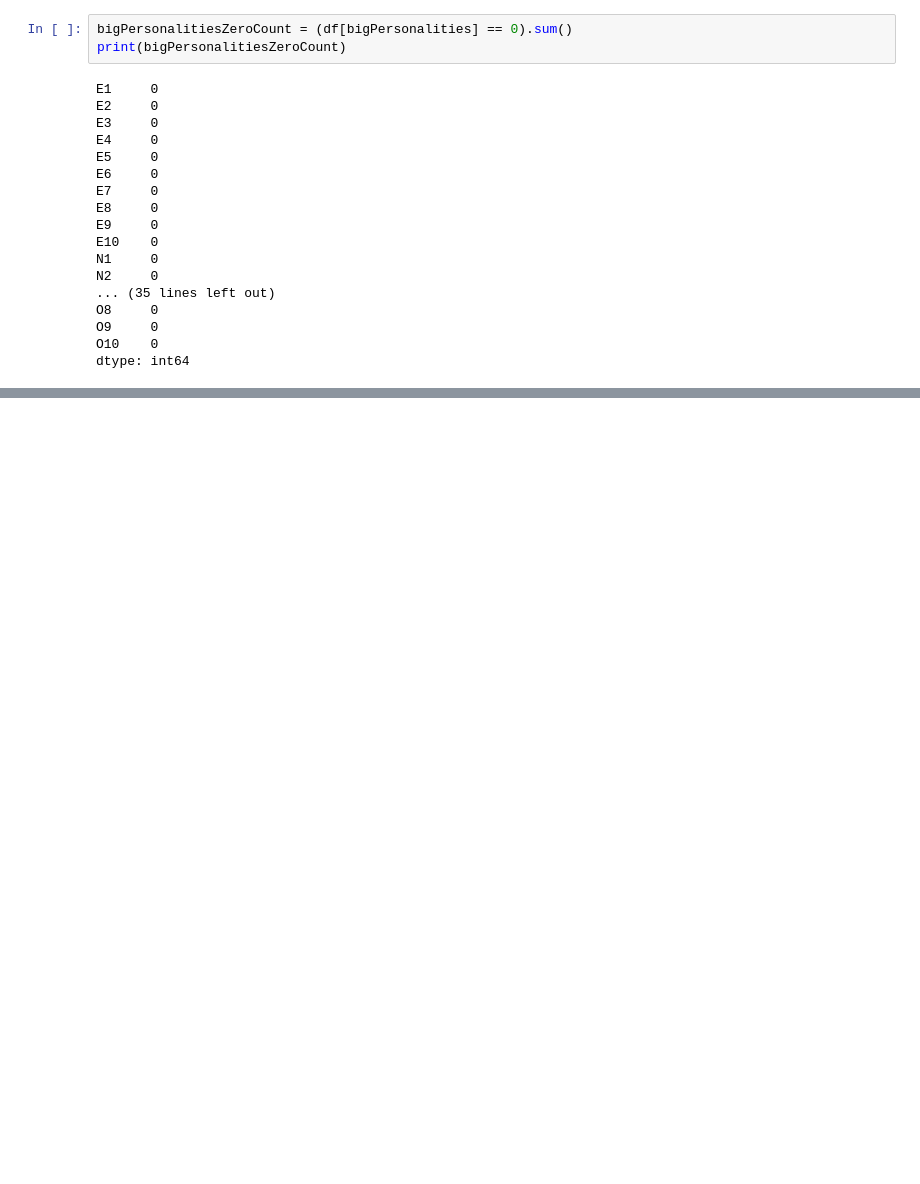
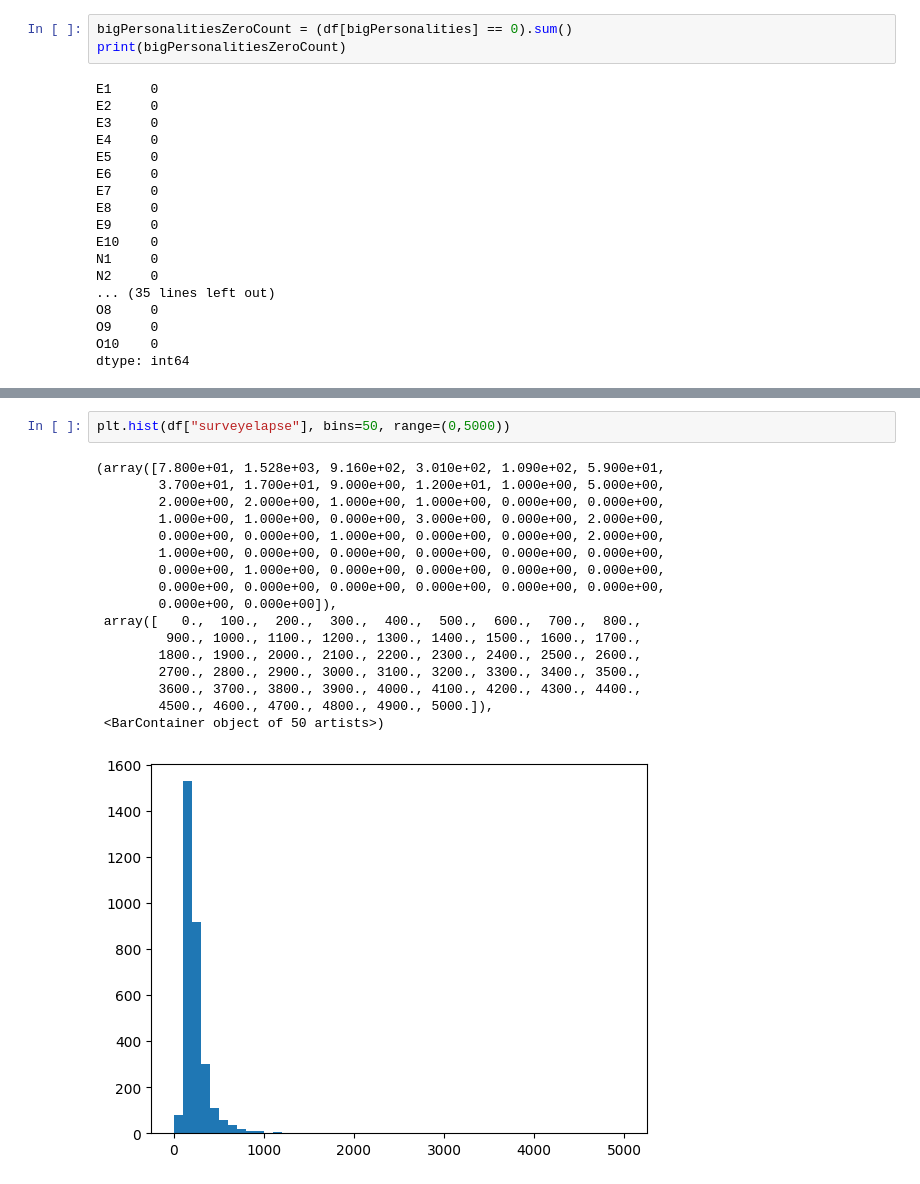
Before and after one commit to Rishik15/BTT_GM2, a Jupyter notebook: gritdatacleaning.ipynb, the cells around one changed output, grey strips where cells are left out. Drawn from its saved outputs; the diff is of its cells as text; blank space fills up the shorter version.

```diff
--- a/gritdatacleaning.ipynb
+++ b/gritdatacleaning.ipynb
@@ -292,0 +325,20 @@ dtype: int64
+# %%
+plt.hist(df["surveyelapse"], bins=50, range=(0,5000))
+# %% [output]
+(array([7.800e+01, 1.528e+03, 9.160e+02, 3.010e+02, 1.090e+02, 5.900e+01,
+        3.700e+01, 1.700e+01, 9.000e+00, 1.200e+01, 1.000e+00, 5.000e+00,
+        2.000e+00, 2.000e+00, 1.000e+00, 1.000e+00, 0.000e+00, 0.000e+00,
+        1.000e+00, 1.000e+00, 0.000e+00, 3.000e+00, 0.000e+00, 2.000e+00,
+        0.000e+00, 0.000e+00, 1.000e+00, 0.000e+00, 0.000e+00, 2.000e+00,
+        1.000e+00, 0.000e+00, 0.000e+00, 0.000e+00, 0.000e+00, 0.000e+00,
+        0.000e+00, 1.000e+00, 0.000e+00, 0.000e+00, 0.000e+00, 0.000e+00,
+        0.000e+00, 0.000e+00, 0.000e+00, 0.000e+00, 0.000e+00, 0.000e+00,
+        0.000e+00, 0.000e+00]),
+ array([   0.,  100.,  200.,  300.,  400.,  500.,  600.,  700.,  800.,
+         900., 1000., 1100., 1200., 1300., 1400., 1500., 1600., 1700.,
+        1800., 1900., 2000., 2100., 2200., 2300., 2400., 2500., 2600.,
+        2700., 2800., 2900., 3000., 3100., 3200., 3300., 3400., 3500.,
+        3600., 3700., 3800., 3900., 4000., 4100., 4200., 4300., 4400.,
+        4500., 4600., 4700., 4800., 4900., 5000.]),
+ <BarContainer object of 50 artists>)
+[figure, added]
```
Also changed, not shown: parts of 41 cells of this notebook.
